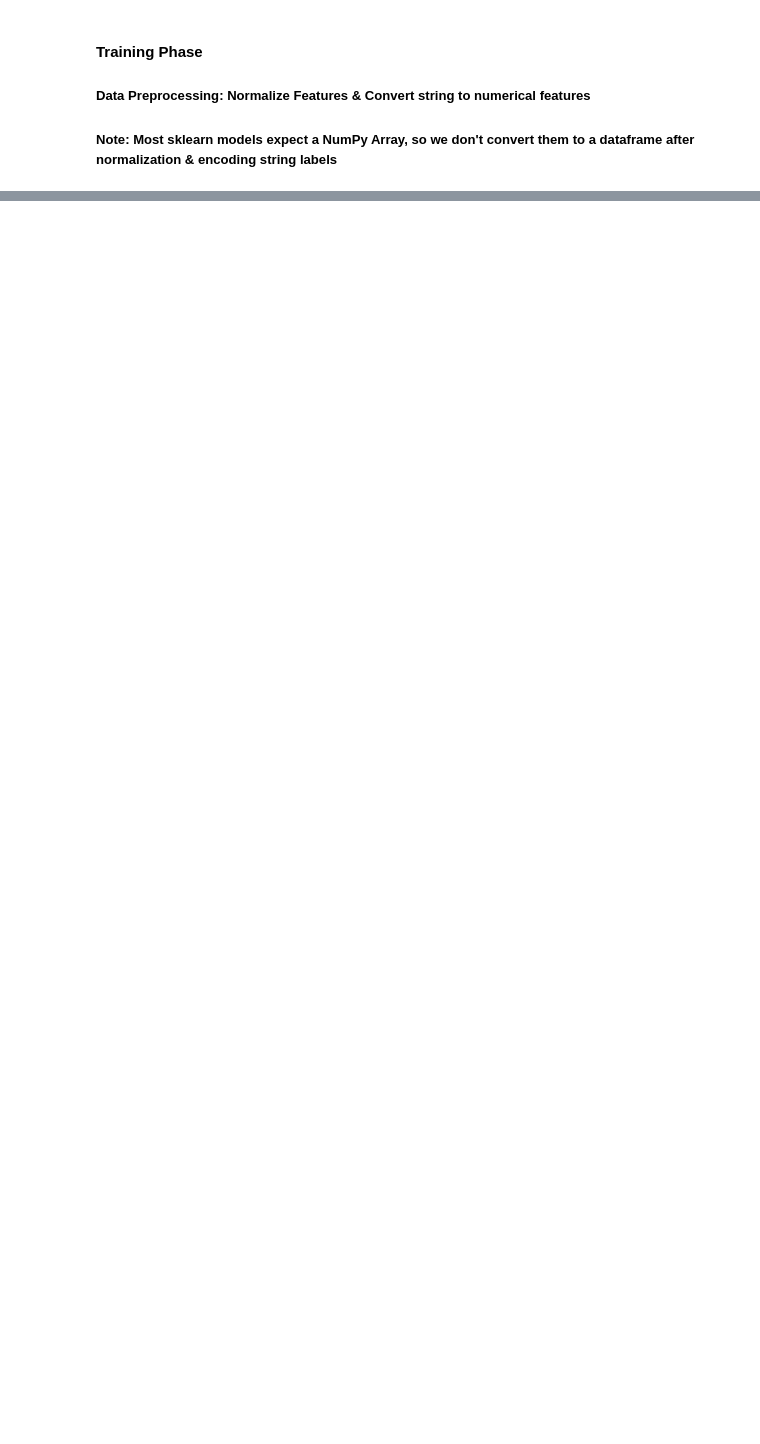
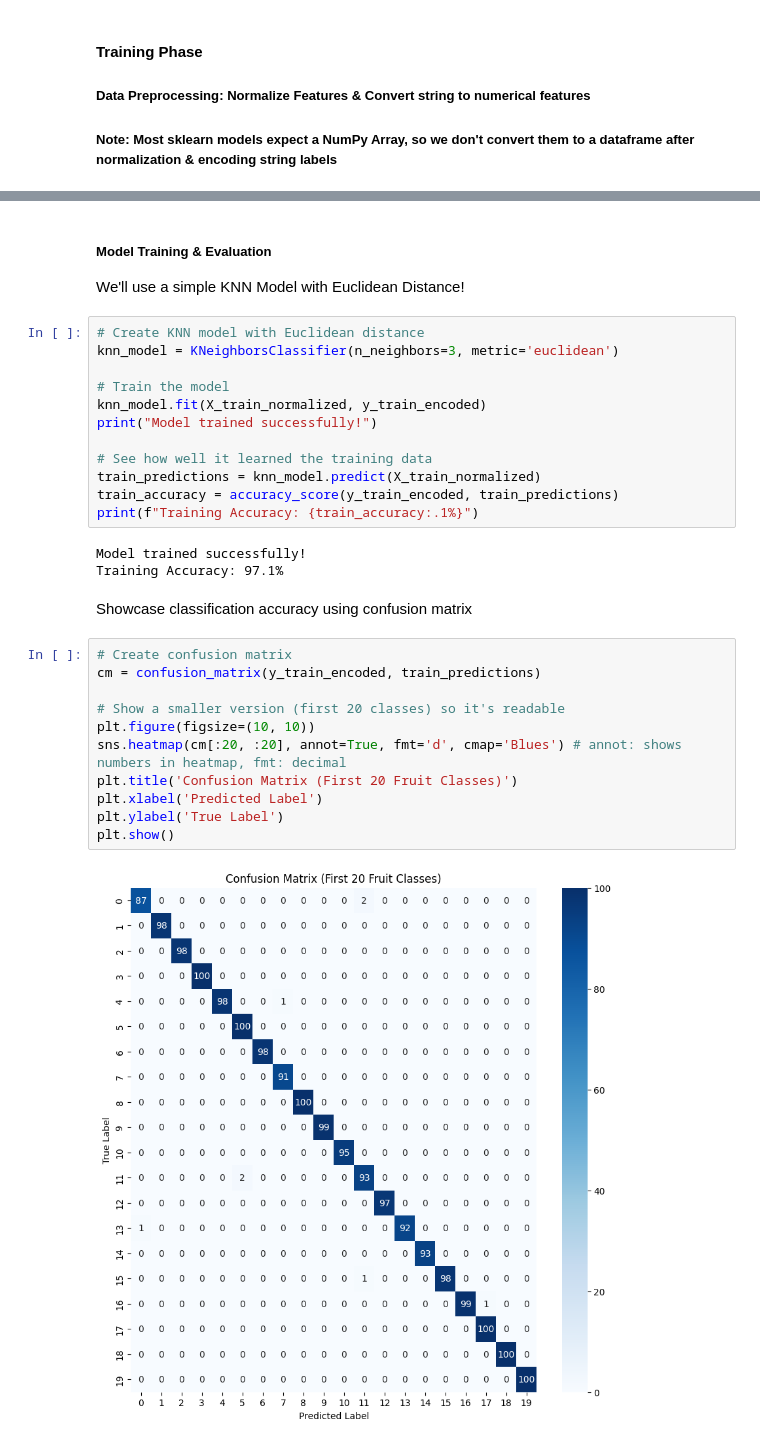
Before and after one commit to mohamedelziat50/Fruit-Recognition-MIU, a Jupyter notebook: Fruit_Recognition.ipynb, the cells around one changed output, grey strips where cells are left out. Drawn from its saved outputs; the diff is of its cells as text; blank space fills up the shorter version.

Commit message:
Trained a KNN Model, & showcased classification accuracy using confusion matrix!

```diff
--- a/Fruit_Recognition.ipynb
+++ b/Fruit_Recognition.ipynb
@@ -750,0 +762,33 @@ After Encoding String Labels To Numerical
+# %% [markdown]
+##### Model Training & Evaluation
+We'll use a simple KNN Model with Euclidean Distance!
+# %%
+# Create KNN model with Euclidean distance
+knn_model = KNeighborsClassifier(n_neighbors=3, metric='euclidean')
+
+# Train the model
+knn_model.fit(X_train_normalized, y_train_encoded)
+print("Model trained successfully!")
+
+# See how well it learned the training data
+train_predictions = knn_model.predict(X_train_normalized)
+train_accuracy = accuracy_score(y_train_encoded, train_predictions)
+print(f"Training Accuracy: {train_accuracy:.1%}")
+# %% [output]
+Model trained successfully!
+Training Accuracy: 97.1%
+# %% [markdown]
+Showcase classification accuracy using confusion matrix
+# %%
+# Create confusion matrix
+cm = confusion_matrix(y_train_encoded, train_predictions)
+
+# Show a smaller version (first 20 classes) so it's readable
+plt.figure(figsize=(10, 10))
+sns.heatmap(cm[:20, :20], annot=True, fmt='d', cmap='Blues') # annot: shows numbers in heatmap, fmt: decimal
+plt.title('Confusion Matrix (First 20 Fruit Classes)')
+plt.xlabel('Predicted Label')
+plt.ylabel('True Label')
+plt.show()
+# %% [output]
+[figure, added]
```
Also changed, not shown: parts of 12 cells of this notebook.
